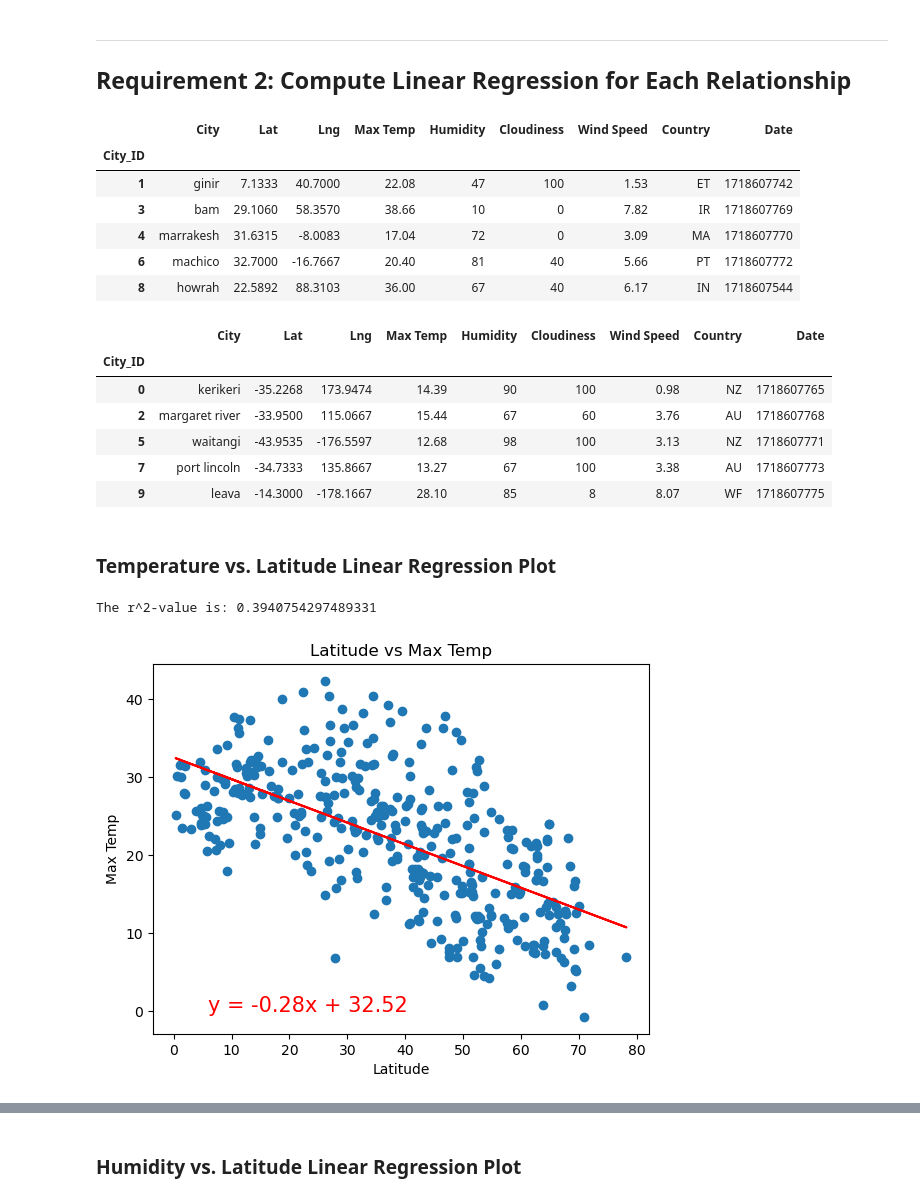
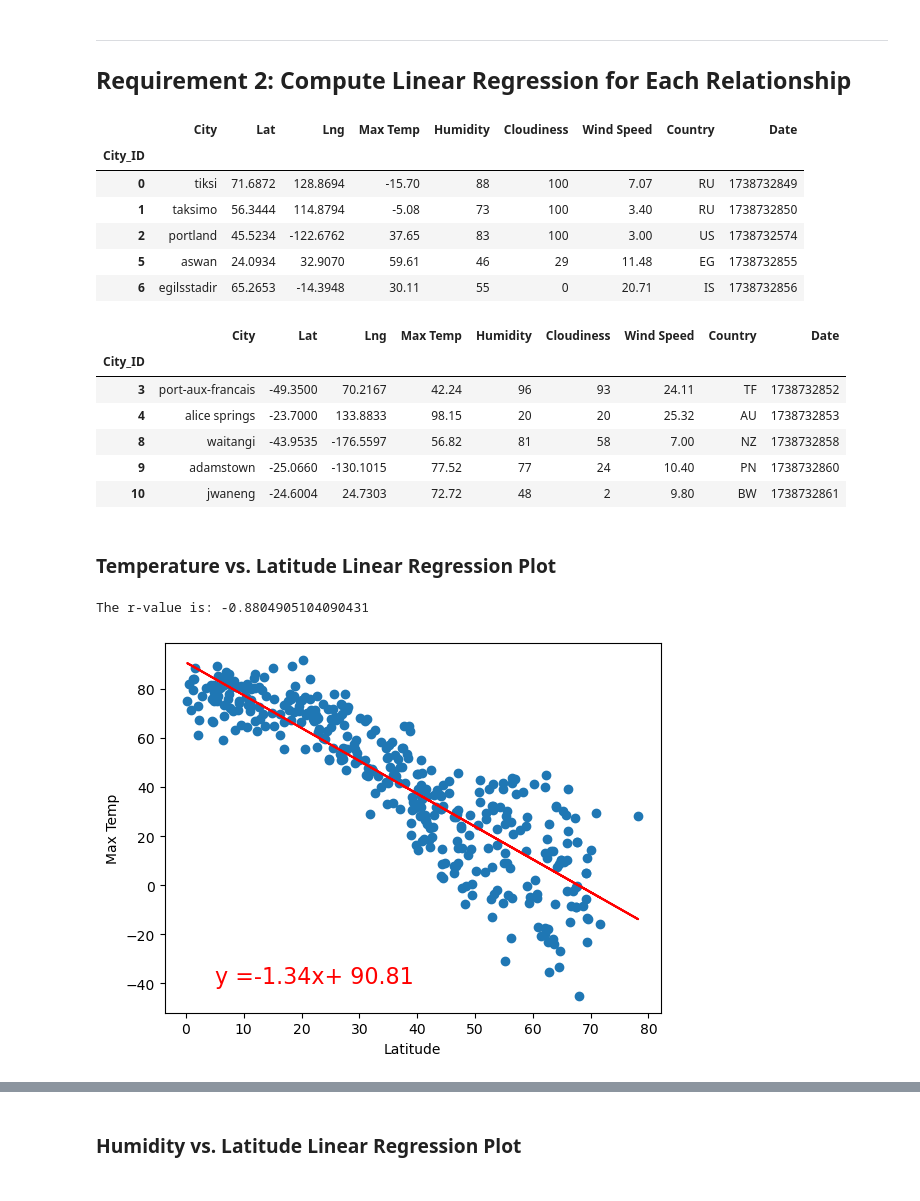
Before and after one commit to tiyafrancy/python-api-challenge, a Jupyter notebook: WeatherPy/WeatherPycode.ipynb, the cells around one changed output, grey strips where cells are left out. Drawn from its saved outputs; the diff is of its cells as text; code cells hidden in the pictures.

```diff
--- a/WeatherPy/WeatherPycode.ipynb
+++ b/WeatherPy/WeatherPycode.ipynb
@@ -262,38 +277,54 @@ plt.show()
+# %%
+# Define a function to create Linear Regression plots
+def linear_regress(x, y, eqn_coordinates):
+    r = st.pearsonr(x, y)
+    print(f"The r-value is: {r[0]}")
+
+    (slope, intercept, rvalue, pvalue, stderr) = linregress(x, y)
+    regression = slope * x + intercept
+
+    line_eq = f"y ={slope: .2f}x+{intercept: .2f}"
+
+    plt.plot(x, regression, color = "red")
+    plt.annotate(line_eq, eqn_coordinates, fontsize=16, color="red")
+    plt.scatter(x, y)
+    plt.xlabel(f"{x.name}")
+    plt.ylabel(f"{y.name}")
 # %%
 # Create a DataFrame with the Northern Hemisphere data (Latitude >= 0)
-# YOUR CODE HERE
+northern_data_df = city_data_df.loc[city_data_df["Lat"] >= 0]
 
 # Display sample data
-northern_hemi_df.head()
+northern_data_df.head()
 # %% [output]
 |  | City | Lat | Lng | Max Temp | Humidity | Cloudiness | Wind Speed | Country | Date |
 | City_ID |  |  |  |  |  |  |  |  |  |
-| 1 | ginir | 7.1333 | 40.7000 | 22.08 | 47 | 100 | 1.53 | ET | 1718607742 |
-| 3 | bam | 29.1060 | 58.3570 | 38.66 | 10 | 0 | 7.82 | IR | 1718607769 |
-| 4 | marrakesh | 31.6315 | -8.0083 | 17.04 | 72 | 0 | 3.09 | MA | 1718607770 |
-| 6 | machico | 32.7000 | -16.7667 | 20.40 | 81 | 40 | 5.66 | PT | 1718607772 |
-| 8 | howrah | 22.5892 | 88.3103 | 36.00 | 67 | 40 | 6.17 | IN | 1718607544 |
+| 0 | tiksi | 71.6872 | 128.8694 | -15.70 | 88 | 100 | 7.07 | RU | 1738732849 |
+| 1 | taksimo | 56.3444 | 114.8794 | -5.08 | 73 | 100 | 3.40 | RU | 1738732850 |
+| 2 | portland | 45.5234 | -122.6762 | 37.65 | 83 | 100 | 3.00 | US | 1738732574 |
+| 5 | aswan | 24.0934 | 32.9070 | 59.61 | 46 | 29 | 11.48 | EG | 1738732855 |
+| 6 | egilsstadir | 65.2653 | -14.3948 | 30.11 | 55 | 0 | 20.71 | IS | 1738732856 |
 # %%
 # Create a DataFrame with the Southern Hemisphere data (Latitude < 0)
-# YOUR CODE HERE
+southern_data_df = city_data_df.loc[city_data_df["Lat"] < 0]
 
 # Display sample data
-southern_hemi_df.head()
+southern_data_df.head()
 # %% [output]
 |  | City | Lat | Lng | Max Temp | Humidity | Cloudiness | Wind Speed | Country | Date |
 | City_ID |  |  |  |  |  |  |  |  |  |
-| 0 | kerikeri | -35.2268 | 173.9474 | 14.39 | 90 | 100 | 0.98 | NZ | 1718607765 |
-| 2 | margaret river | -33.9500 | 115.0667 | 15.44 | 67 | 60 | 3.76 | AU | 1718607768 |
-| 5 | waitangi | -43.9535 | -176.5597 | 12.68 | 98 | 100 | 3.13 | NZ | 1718607771 |
-| 7 | port lincoln | -34.7333 | 135.8667 | 13.27 | 67 | 100 | 3.38 | AU | 1718607773 |
-| 9 | leava | -14.3000 | -178.1667 | 28.10 | 85 | 8 | 8.07 | WF | 1718607775 |
+| 3 | port-aux-francais | -49.3500 | 70.2167 | 42.24 | 96 | 93 | 24.11 | TF | 1738732852 |
+| 4 | alice springs | -23.7000 | 133.8833 | 98.15 | 20 | 20 | 25.32 | AU | 1738732853 |
+| 8 | waitangi | -43.9535 | -176.5597 | 56.82 | 81 | 58 | 7.00 | NZ | 1738732858 |
+| 9 | adamstown | -25.0660 | -130.1015 | 77.52 | 77 | 24 | 10.40 | PN | 1738732860 |
+| 10 | jwaneng | -24.6004 | 24.7303 | 72.72 | 48 | 2 | 9.80 | BW | 1738732861 |
 # %% [markdown]
 ###  Temperature vs. Latitude Linear Regression Plot
 # %%
 # Linear regression on Northern Hemisphere
-# YOUR CODE HERE
+linear_regress(northern_data_df["Lat"].rename("Latitude"), northern_data_df["Max Temp"], (5, -40))
 # %% [output]
-The r^2-value is: 0.3940754297489331
+The r-value is: -0.8804905104090431
-[figure, old version]
+[figure, new version]
 # %%
 # Linear regression on Southern Hemisphere
```
Also changed, not shown: parts of 32 cells of this notebook, 9 other files.
